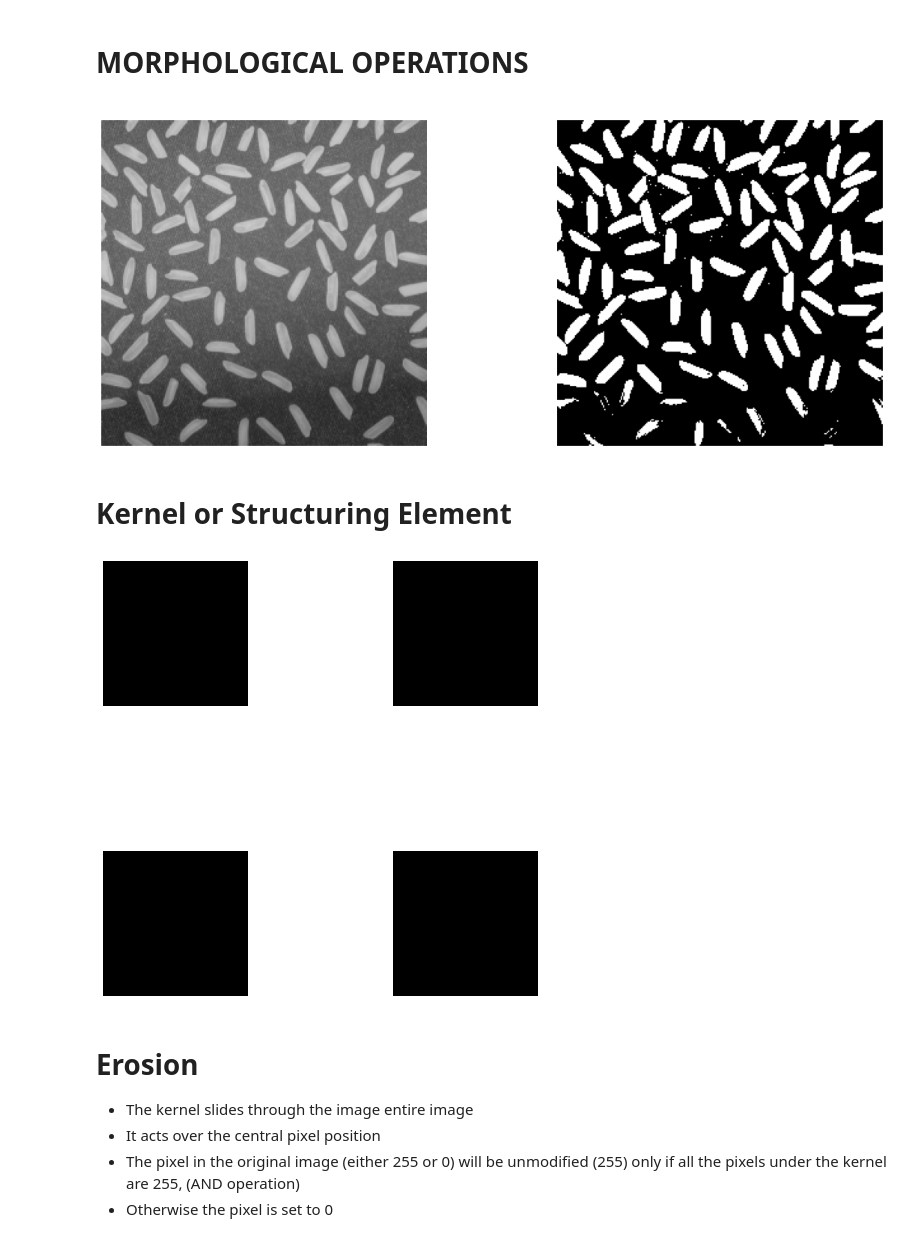
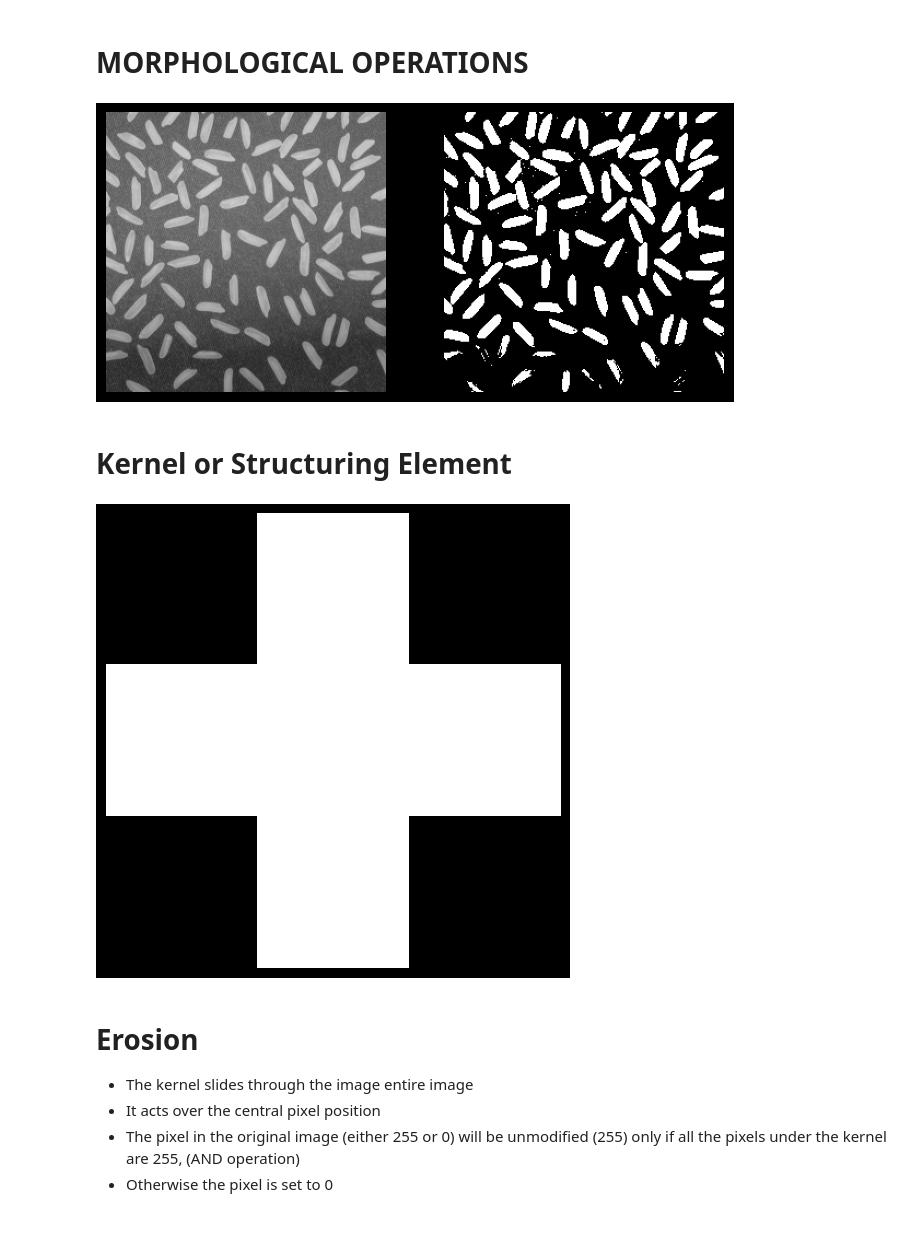
Before and after one commit to mp4402/pythonPrograms, a Jupyter notebook: computerVision2023/clases/clase5.ipynb, the cells around one changed output. Drawn from its saved outputs; the diff is of its cells as text; code cells hidden in the pictures.

```diff
--- a/computerVision2023/clases/clase5.ipynb
+++ b/computerVision2023/clases/clase5.ipynb
@@ -7,25 +7,26 @@ import matplotlib.pyplot as plt
 from mpl_toolkits.mplot3d import axes3d
 
 import numpy as np
-import plot
+import cvlib
 
 plt.style.use('dark_background')
 %matplotlib inline
 
-PATH = '/Users/cmedina/Documents/cm/ufm/cv/cv/clases_diarias/im/'
+PATH = 'C:/GitHub/pythonPrograms/computerVision2023/clases/imagenes/'
 # %%
 img = cv.imread(PATH+'subimage.pgm', cv.IMREAD_GRAYSCALE)
 img = cv.imread(PATH+'rice.png', cv.IMREAD_GRAYSCALE)
 thresh, img_bin = cv.threshold(img, 70, 255, cv.THRESH_BINARY+cv.THRESH_OTSU)
 
 
 #img = cv.imread(PATH+'coins.jpeg', cv.IMREAD_GRAYSCALE)
 #thresh, img_bin = cv.threshold(img, 200, 255, cv.THRESH_BINARY) #+cv.THRESH_OTSU)
 #img_bin = 255 - img_bin
 
-plot.imgcmp(img,img_bin,title=['Orignal','Binarized at {0}'.format(thresh)])
+# cvlib.imgcmp(img,img_bin,title=['Orignal','Binarized at {0}'.format(thresh)])
+cvlib.imgcmp(img,img_bin)
 # %% [output]
-[figure, old version]
+[figure, new version]
 # %% [markdown]
 # Kernel or Structuring Element
 # %%
@@ -41,9 +42,9 @@ kernel_vertical = np.array([[  0, 0,  255, 0, 0],
 kernel = kernel_cross
 #kernel = 255*cv.getStructuringElement(cv.MORPH_ELLIPSE,(5,5))
 # %%
-plot.imgview(kernel)
+cvlib.imgview(kernel)
 # %% [output]
-[figure, old version]
+[figure, new version]
 # %% [markdown]
 # Erosion
 - The kernel slides through the image entire image
```
Also changed, not shown: parts of 3 cells of this notebook, 5 other files.
